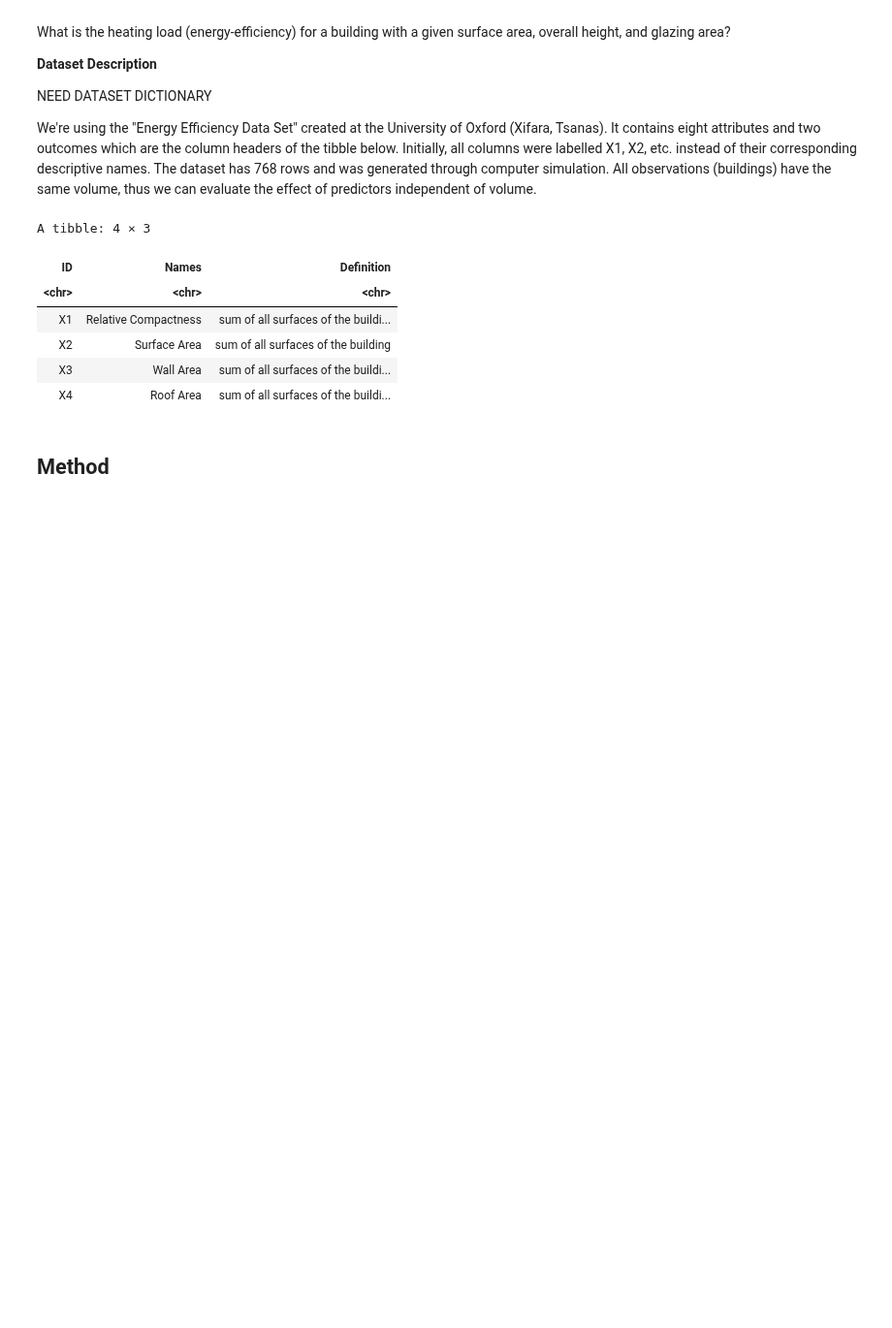
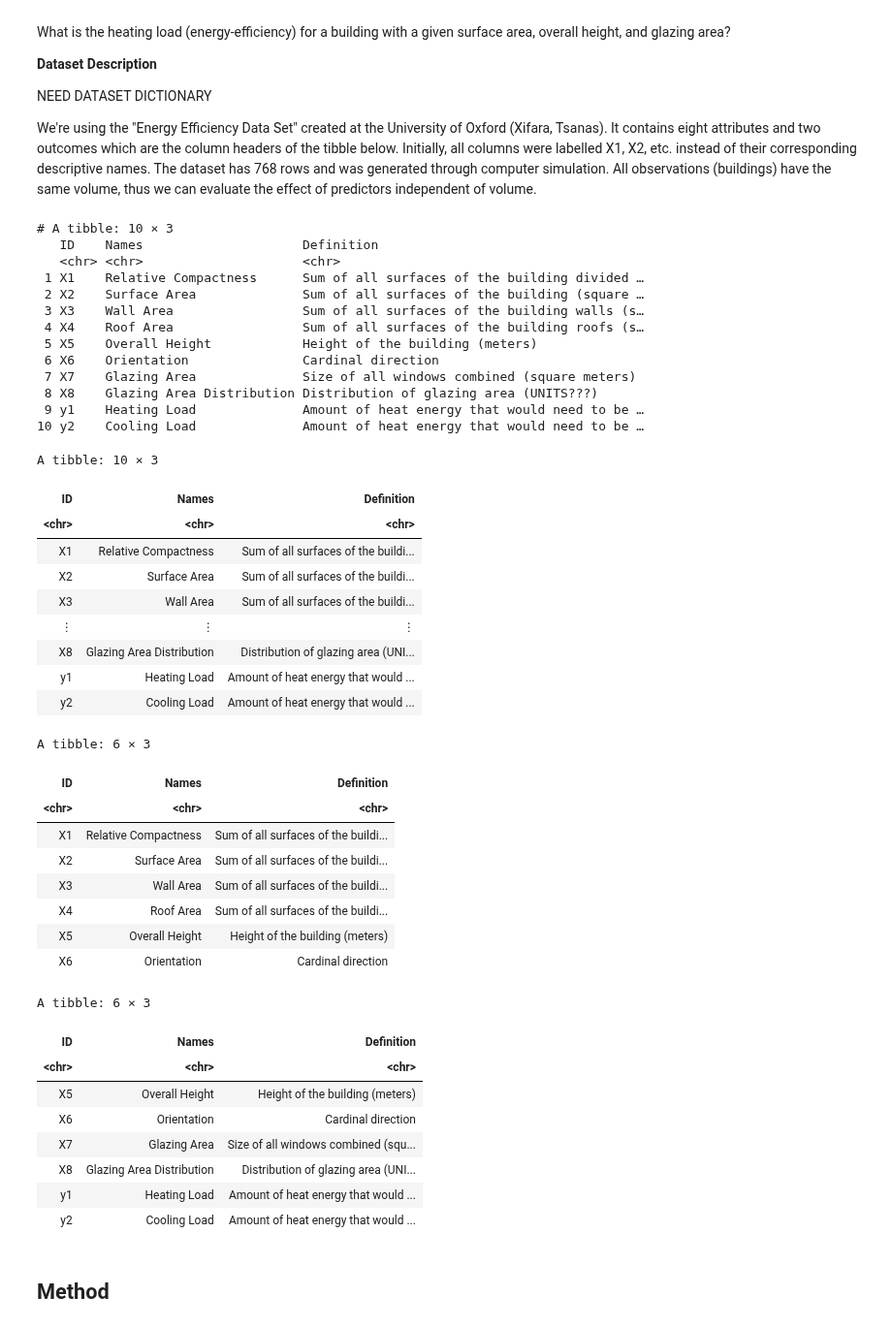
Before and after one commit to xinxusean/DSCI100_project, a Jupyter notebook: ProjectReport.ipynb, the cells around one changed output. Shown at 97% size. Cells and saved outputs as stored; diff of their text form; code cells hidden in the pictures; blank space fills up the shorter version.

```diff
--- a/ProjectReport.ipynb
+++ b/ProjectReport.ipynb
@@ -48,25 +48,68 @@ NEED DATASET DICTIONARY
 We're using the "Energy Efficiency Data Set" created at the University of Oxford (Xifara, Tsanas).
 It contains eight attributes and two outcomes which are the column headers of the tibble below. Initially, all columns were labelled X1, X2, etc. instead of their corresponding descriptive names. The dataset has 768 rows and was generated through computer simulation. All observations (buildings) have the same volume, thus we can evaluate the effect of predictors independent of volume.
 # %%
-id = as_tibble(c("X1", "X2", "X3", "X4",))
+id = as_tibble(c("X1", "X2", "X3", "X4", "X5", "X6", "X7", "X8", "y1", "y2"))
 colnames(id) = c("ID")
-names = as_tibble(c("Relative Compactness", "Surface Area", "Wall Area", "Roof Area"))
+names = as_tibble(c("Relative Compactness", "Surface Area", "Wall Area", "Roof Area", "Overall Height", "Orientation", "Glazing Area", "Glazing Area Distribution", "Heating Load", "Cooling Load"))
 colnames(names) = c("Names")
-definition = as_tibble(c("sum of all surfaces of the building divided by its gross heated volume",
-                         "sum of all surfaces of the building",
-                         "sum of all surfaces of the building walls",
-                         "sum of all surfaces of the building roofs"))
+definition = as_tibble(c("Sum of all surfaces of the building divided by its gross heated volume (UNITS???)",
+                         "Sum of all surfaces of the building (square meters)",
+                         "Sum of all surfaces of the building walls (square meters)",
+                         "Sum of all surfaces of the building roofs (square meters)",
+                         "Height of the building (meters)",
+                         "Cardinal direction",
+                         "Size of all windows combined (square meters)",
+                         "Distribution of glazing area (UNITS???)",
+                         "Amount of heat energy that would need to be added to a space to maintain the temperature in an acceptable range (kWh/m^2)",
+                         "Amount of heat energy that would need to be removed from a space to maintain the temperature in an acceptable range (kWh/m^2)"))
 colnames(definition) = c("Definition")
 table <- bind_cols(id, names, definition)
+# options(dplyr.print_min = 10) # print (up to) 10 rows of the tibble
+table |> print(n = nrow(table))
 table
+# options(dplyr.print_max = NULL) # reset to default
 # %% [output]
-A tibble: 4 × 3
+# A tibble: 10 × 3
+   ID    Names                     Definition
+   <chr> <chr>                     <chr>
+ 1 X1    Relative Compactness      Sum of all surfaces of the building divided …
+ 2 X2    Surface Area              Sum of all surfaces of the building (square …
+ 3 X3    Wall Area                 Sum of all surfaces of the building walls (s…
+ 4 X4    Roof Area                 Sum of all surfaces of the building roofs (s…
+ 5 X5    Overall Height            Height of the building (meters)
+ 6 X6    Orientation               Cardinal direction
+ 7 X7    Glazing Area              Size of all windows combined (square meters)
+ 8 X8    Glazing Area Distribution Distribution of glazing area (UNITS???)
+ 9 y1    Heating Load              Amount of heat energy that would need to be …
+10 y2    Cooling Load              Amount of heat energy that would need to be …
+A tibble: 10 × 3
 | ID | Names | Definition |
 | <chr> | <chr> | <chr> |
-| X1 | Relative Compactness | sum of all surfaces of the buildi... |
-| X2 | Surface Area | sum of all surfaces of the building |
-| X3 | Wall Area | sum of all surfaces of the buildi... |
-| X4 | Roof Area | sum of all surfaces of the buildi... |
+| X1 | Relative Compactness | Sum of all surfaces of the buildi... |
+| X2 | Surface Area | Sum of all surfaces of the buildi... |
+| X3 | Wall Area | Sum of all surfaces of the buildi... |
+| ⋮ | ⋮ | ⋮ |
+| X8 | Glazing Area Distribution | Distribution of glazing area (UNI... |
+| y1 | Heating Load | Amount of heat energy that would ... |
+| y2 | Cooling Load | Amount of heat energy that would ... |
+A tibble: 6 × 3
+| ID | Names | Definition |
+| <chr> | <chr> | <chr> |
+| X1 | Relative Compactness | Sum of all surfaces of the buildi... |
+| X2 | Surface Area | Sum of all surfaces of the buildi... |
+| X3 | Wall Area | Sum of all surfaces of the buildi... |
+| X4 | Roof Area | Sum of all surfaces of the buildi... |
+| X5 | Overall Height | Height of the building (meters) |
+| X6 | Orientation | Cardinal direction |
+A tibble: 6 × 3
+| ID | Names | Definition |
+| <chr> | <chr> | <chr> |
+| X5 | Overall Height | Height of the building (meters) |
+| X6 | Orientation | Cardinal direction |
+| X7 | Glazing Area | Size of all windows combined (squ... |
+| X8 | Glazing Area Distribution | Distribution of glazing area (UNI... |
+| y1 | Heating Load | Amount of heat energy that would ... |
+| y2 | Cooling Load | Amount of heat energy that would ... |
 # %% [markdown]
 ## Method
 # %% [markdown]
```
Also changed, not shown: parts of 1 cell of this notebook, 1 other file.
